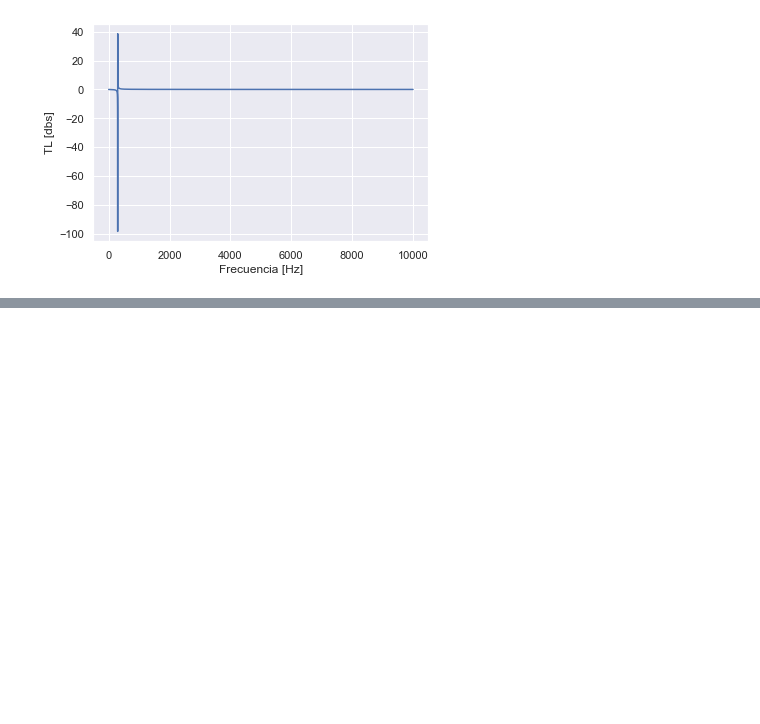
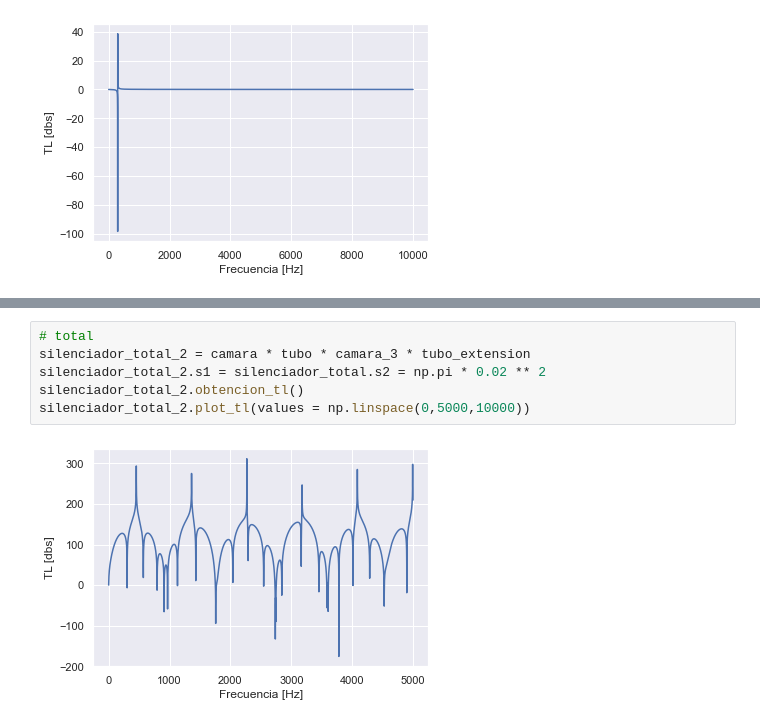
Before and after one commit to tomascufaro/quadrupoles, a Jupyter notebook: cuadripolos_aplication.ipynb, the cells around one changed output, grey strips where cells are left out. Saved outputs shown, nothing was run; the diff lists cells and outputs as text; blank space fills up the shorter version.

```diff
--- a/cuadripolos_aplication.ipynb
+++ b/cuadripolos_aplication.ipynb
@@ -107,0 +141,8 @@ silenciador_total.plot_tl()
+# %%
+# total
+silenciador_total_2 = camara * tubo * camara_3 * tubo_extension
+silenciador_total_2.s1 = silenciador_total.s2 = np.pi * 0.02 ** 2
+silenciador_total_2.obtencion_tl()
+silenciador_total_2.plot_tl(values = np.linspace(0,5000,10000))
+# %% [output]
+[figure, added]
```
Also changed, not shown: parts of 6 cells of this notebook, 1 other file.
